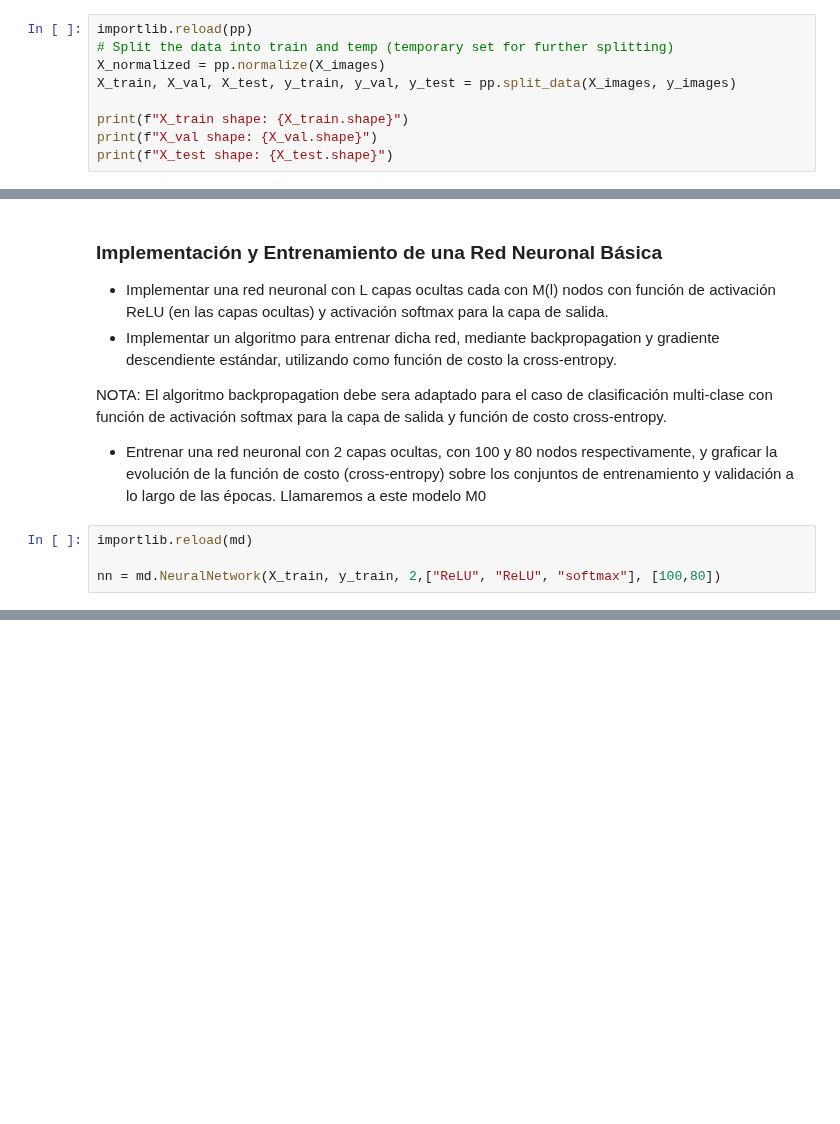
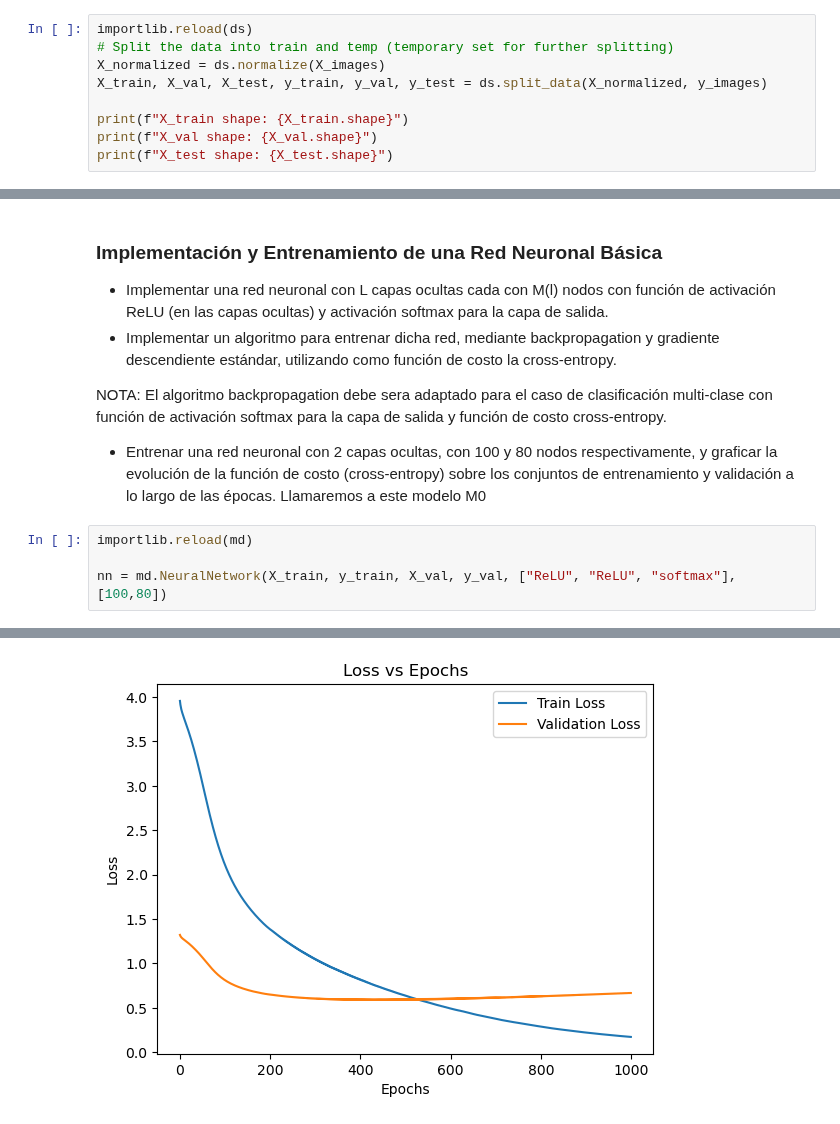
Before and after one commit to felicitasmarolda/MLyDL_TPs, a Jupyter notebook: Marolda_Felicitas_TP3/Marolda_Felicitas_TP3.ipynb, the cells around one changed output, grey strips where cells are left out. Saved outputs shown, nothing was run; the diff lists cells and outputs as text; blank space fills up the shorter version.

Commit message:
no es taaan raro val y train

```diff
--- a/Marolda_Felicitas_TP3/Marolda_Felicitas_TP3.ipynb
+++ b/Marolda_Felicitas_TP3/Marolda_Felicitas_TP3.ipynb
@@ -44,10 +44,10 @@ plt.show()
 # %% [markdown]
 Dividir el conjunto de datos en tres subconjuntos: Train, Validation y Test
 # %%
-importlib.reload(pp)
+importlib.reload(ds)
 # Split the data into train and temp (temporary set for further splitting)
-X_normalized = pp.normalize(X_images)
-X_train, X_val, X_test, y_train, y_val, y_test = pp.split_data(X_images, y_images)
+X_normalized = ds.normalize(X_images)
+X_train, X_val, X_test, y_train, y_val, y_test = ds.split_data(X_normalized, y_images)
 
 print(f"X_train shape: {X_train.shape}")
 print(f"X_val shape: {X_val.shape}")
@@ -67,5 +67,5 @@ NOTA: El algoritmo backpropagation debe sera adaptado para el caso de clasificac
 # %%
 importlib.reload(md)
 
-nn = md.NeuralNetwork(X_train, y_train, 2,["ReLU", "ReLU", "softmax"], [100,80])
+nn = md.NeuralNetwork(X_train, y_train, X_val, y_val, ["ReLU", "ReLU", "softmax"], [100,80])
 # %% [output]
@@ -81,0 +89 @@ Epoch 900, Loss: 17.314389461723504
+[figure, added]
```
Also changed, not shown: parts of 3 cells of this notebook, 2 other files.
